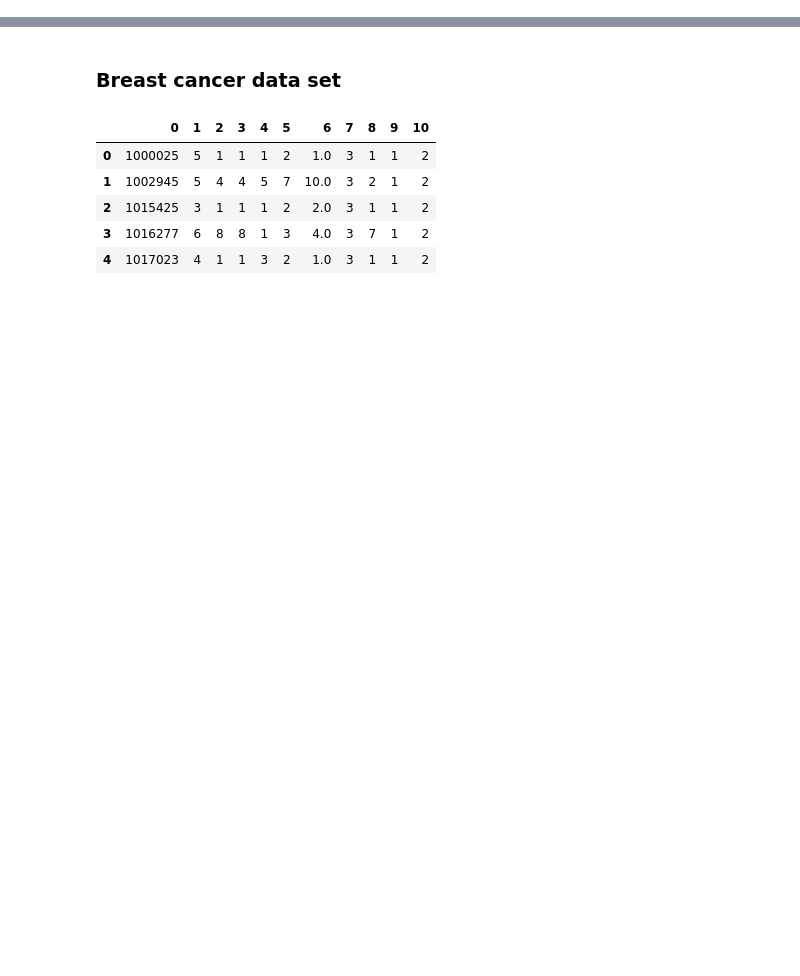
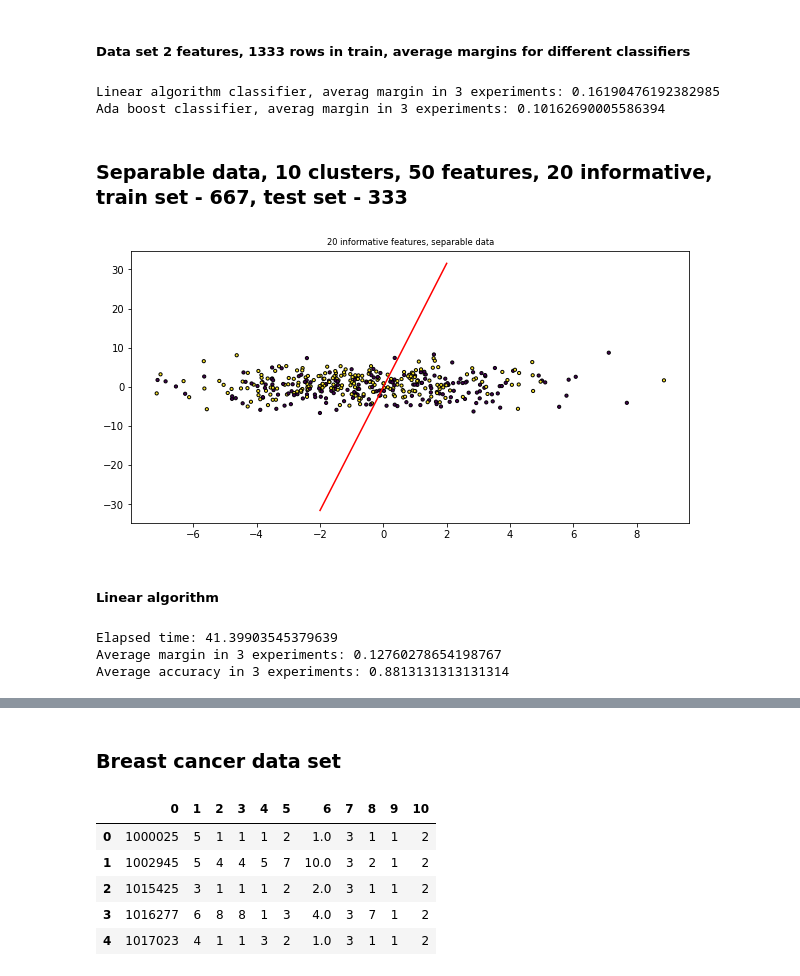
Before and after one commit to vkmbox/Ml-hse-final, a Jupyter notebook: ada-boost-implementations/code-python/notebooks/ClassifiersOnDifferentDatasets_draft.ipynb, the cells around one changed output, grey strips where cells are left out. Cells and saved outputs as stored; diff of their text form; code cells hidden in the pictures; blank space fills up the shorter version.

```diff
--- a/ada-boost-implementations/code-python/notebooks/ClassifiersOnDifferentDatasets_draft.ipynb
+++ b/ada-boost-implementations/code-python/notebooks/ClassifiersOnDifferentDatasets_draft.ipynb
@@ -214,0 +207,51 @@ MCC: 0.69585
+# %% [markdown]
+##### Data set 2 features, 1333 rows in train, average margins for different classifiers
+# %%
+print("Linear algorithm classifier, averag margin in {} experiments: {}".format(REPEAT_COUNT, margin_linear))
+print("Ada boost classifier, averag margin in {} experiments: {}".format(REPEAT_COUNT, margin_v1))
+# %% [output]
+Linear algorithm classifier, averag margin in 3 experiments: 0.16190476192382985
+Ada boost classifier, averag margin in 3 experiments: 0.10162690005586394
+# %% [markdown]
+### Separable data, 10 clusters, 50 features, 20 informative, train set - 667, test set - 333
+# %%
+from sklearn.datasets import make_classification
+
+x_1000, _ = make_classification(n_samples=400, n_features=50,n_informative=20
+                                , n_redundant=20, random_state=0, n_clusters_per_class=5, shuffle=False)
+
+plt.figure(figsize=(10, 5))
+plt.title("20 informative features, separable data", fontsize="small")
+x_1000, y_1000, v_normal = make_separable_labels(x_1000, rho=0.1)
+draw_data_by_coord01(x_1000, y_1000, v_normal)
+# %% [output]
+[figure, added]
+# %% [markdown]
+##### Linear algorithm
+# %%
+start = time.time()
+cnt = 0
+margins = []
+accuracies = []
+while cnt < REPEAT_COUNT:
+    X_train1000, X_test1000, y_train1000, y_test1000 = train_test_split(x_1000, y_1000, test_size=TEST_SIZE)
+    clf2_linear = AdaBoostLinear_v1()
+    _, _, _ = clf2_linear.fit(X_train1000, y_train1000, allow_nonseparable=True)
+    separated = accuracy_score(y_train1000, clf2_linear.predict(X_train1000))
+    if separated < 1:
+        print("Failed to separate, accuracy = {}".format(separated))
+        continue
+    margins.append(clf2_linear.get_margin())
+    accuracies.append(accuracy_score(y_test1000, clf2_linear.predict(X_test1000)))
+    cnt += 1
+
+end = time.time()
+margin_linear = np.average(margins)
+accuracy_linear = np.average(accuracies)
+print("Elapsed time: {}".format(end - start))
+print("Average margin in {} experiments: {}".format(REPEAT_COUNT, margin_linear))
+print("Average accuracy in {} experiments: {}".format(REPEAT_COUNT, accuracy_linear))
+# %% [output]
+Elapsed time: 41.39903545379639
+Average margin in 3 experiments: 0.12760278654198767
+Average accuracy in 3 experiments: 0.8813131313131314
```
Also changed, not shown: parts of 98 cells of this notebook, 4 other files.
